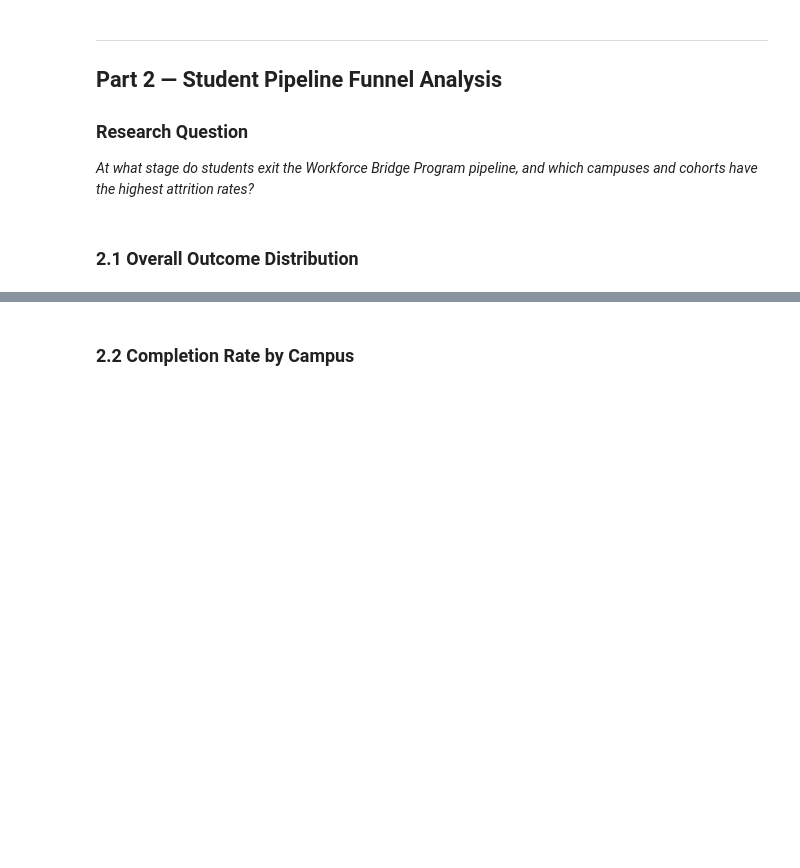
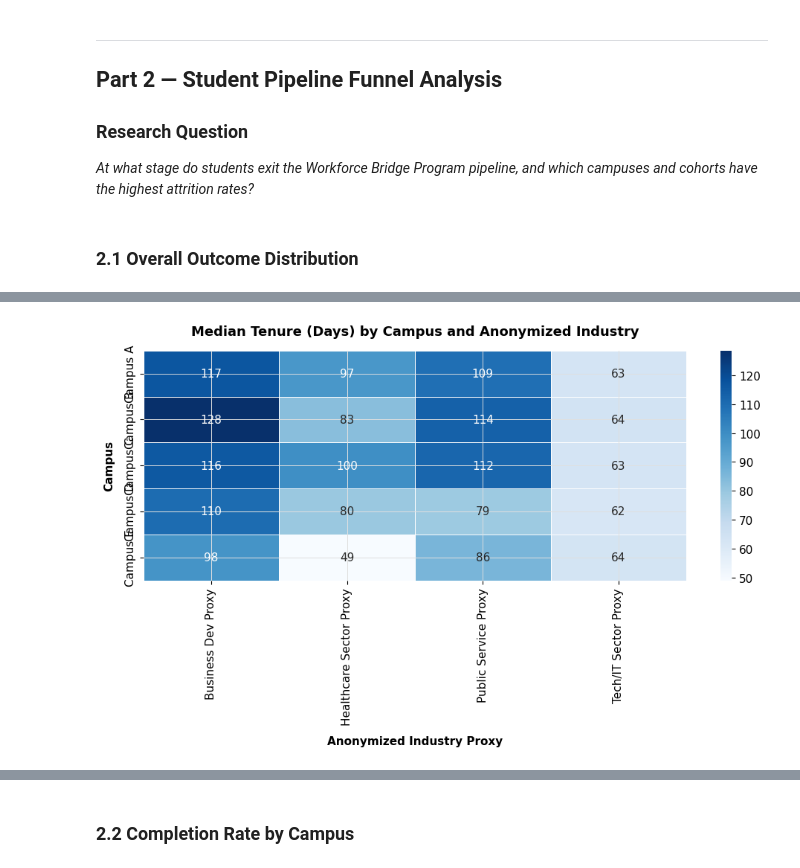
Before and after one commit to aprie06/wbp-pipeline-analysis, a Jupyter notebook: WBP_Pipeline_Analysis.ipynb, the cells around one changed output, grey strips where cells are left out. Saved outputs shown, nothing was run; the diff lists cells and outputs as text; code cells hidden in the pictures; blank space fills up the shorter version.

```diff
--- a/WBP_Pipeline_Analysis.ipynb
+++ b/WBP_Pipeline_Analysis.ipynb
@@ -70,7 +74,7 @@ print("Environment ready.")
 Upload `WBP_Anonymized.xlsx` to Colab using the file panel on the left,
 then run this cell.
 # %%
-FILE = 'WBP_Anonymized.xlsx'
+FILE = '/content/drive/MyDrive/workforce_bridge/WBP_Anonymized.xlsx'
 
 xl = pd.ExcelFile(FILE)
 print("Sheets found:", xl.sheet_names)
@@ -223,6 +251,15 @@ ended_arch['outcome'] = ended_arch.apply(classify_outcome, axis=1)
 ended_curr['is_structured_program'] = ended_curr.apply(flag_structured, axis=1)
 ended_arch['is_structured_program'] = ended_arch.apply(flag_structured, axis=1)
 
+# Define the renaming map for employers
+employer_rename_map = {
+    'Bexar County': 'County Services',
+    'Texas A&M San Antonio': 'University Partner'
+}
+# Apply renaming to the 'employer' column of ended_curr and ended_arch
+ended_curr['employer'] = ended_curr['employer'].replace(employer_rename_map)
+ended_arch['employer'] = ended_arch['employer'].replace(employer_rename_map)
+
 ended_all = pd.concat([ended_curr, ended_arch], ignore_index=True)
 
 unclassified = (ended_all['outcome'] == 'Unclassified').sum()
@@ -320,0 +781,38 @@ print("Figure 1 saved.")
+# %%
+import matplotlib.pyplot as plt
+import seaborn as sns
+import numpy as np
+
+# Switch up the employer data to mock industry names for anonymization
+industry_mock_map = {
+    'Employer Group A': 'Tech/IT Sector Proxy',
+    'Employer Group B': 'Healthcare Sector Proxy',
+    'Employer Group C': 'Public Service Proxy',
+    'Employer Group D': 'Business Dev Proxy'
+}
+
+if 'campus' in ended_all.columns and 'anonymized_employer' in ended_all.columns:
+    corr_df = ended_all.copy()
+    corr_df['mock_industry'] = corr_df['anonymized_employer'].map(industry_mock_map).fillna('Other Sector')
+
+    # Create a pivot table for median tenure_days
+    heatmap_data = corr_df.pivot_table(
+        values='tenure_days',
+        index='campus',
+        columns='mock_industry',
+        aggfunc='median'
+    )
+
+    fig, ax = plt.subplots(figsize=(10, 6))
+    sns.heatmap(heatmap_data, annot=True, cmap='Blues', fmt=".0f", linewidths=.5, ax=ax)
+
+    ax.set_title('Median Tenure (Days) by Campus and Anonymized Industry', pad=15, fontweight='bold')
+    ax.set_xlabel('Anonymized Industry Proxy', fontweight='bold', labelpad=10)
+    ax.set_ylabel('Campus', fontweight='bold', labelpad=10)
+
+    plt.tight_layout()
+    plt.show()
+else:
+    print("Required columns ('campus', 'anonymized_employer', 'tenure_days') are missing from ended_all.")
+# %% [output]
+[figure, added]
```
Also changed, not shown: parts of 46 cells of this notebook.
